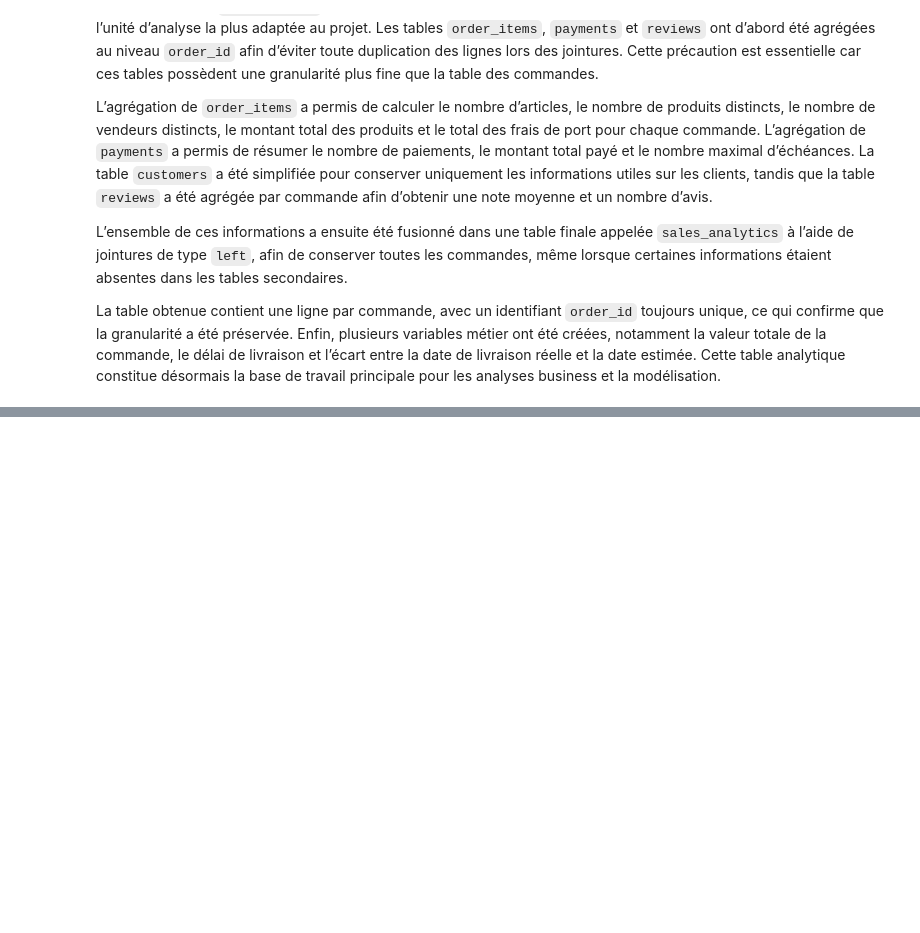
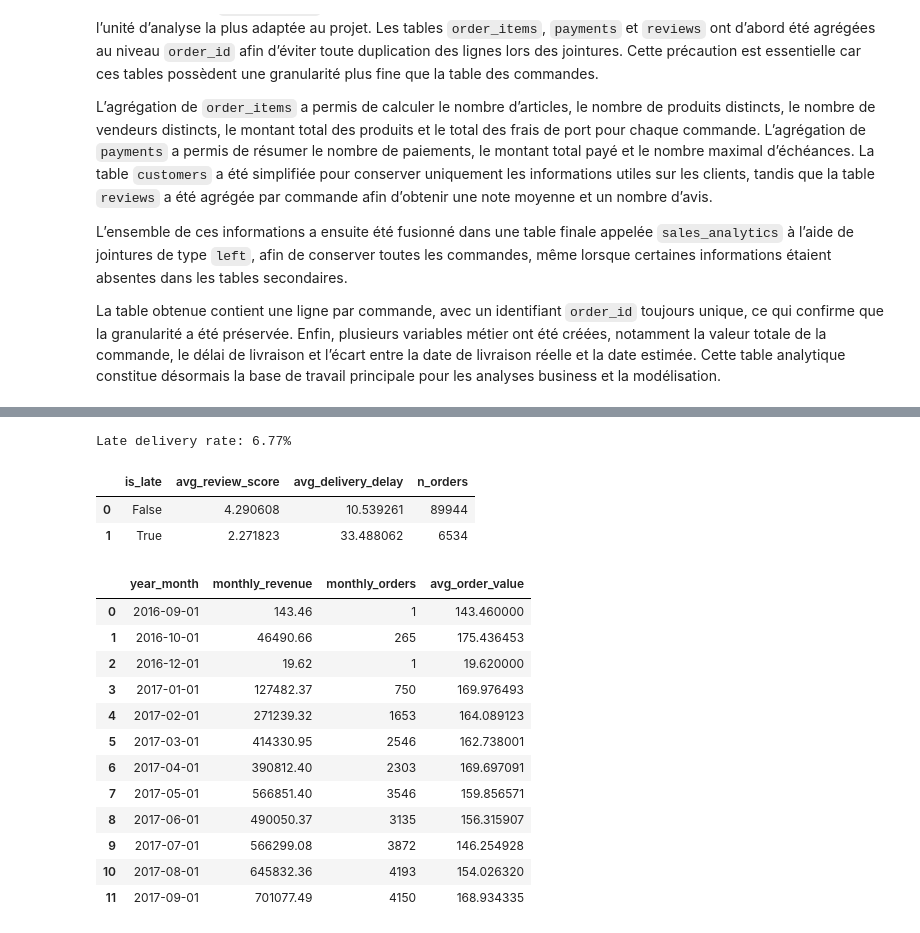
Before and after one commit to paulbelleguic/ecommerce-sales-analytics, a Jupyter notebook: notebooks/01_data_audit.ipynb, the cells around one changed output, grey strips where cells are left out. Saved outputs shown, nothing was run; the diff lists cells and outputs as text; code cells hidden in the pictures; blank space fills up the shorter version.

```diff
--- a/notebooks/01_data_audit.ipynb
+++ b/notebooks/01_data_audit.ipynb
@@ -470,0 +525,7 @@ La table obtenue contient une ligne par commande, avec un identifiant `order_id`
+# %%
+monthly_sales["year_month"] = pd.to_datetime(
+    monthly_sales["purchase_year"].astype(str) + "-" +
+    monthly_sales["purchase_month"].astype(str) + "-01"
+)
+
+monthly_sales[["year_month", "monthly_revenue", "monthly_orders"]].head()
@@ -470,0 +605,46 @@ La table obtenue contient une ligne par commande, avec un identifiant `order_id`
+# %%
+late_delivery_rate = (
+    (delivered_sales["estimated_vs_actual_diff_days"] > 0).mean() * 100
+)
+
+print(f"Late delivery rate: {late_delivery_rate:.2f}%")
+# %% [output]
+Late delivery rate: 6.77%
+# %%
+delivered_sales["is_late"] = delivered_sales["estimated_vs_actual_diff_days"] > 0
+
+review_by_late_status = (
+    delivered_sales
+    .groupby("is_late", as_index=False)
+    .agg(
+        avg_review_score=("review_score_mean", "mean"),
+        avg_delivery_delay=("delivery_delay_days", "mean"),
+        n_orders=("order_id", "count"),
+    )
+)
+
+review_by_late_status
+# %% [output]
+|  | is_late | avg_review_score | avg_delivery_delay | n_orders |
+| 0 | False | 4.290608 | 10.539261 | 89944 |
+| 1 | True | 2.271823 | 33.488062 | 6534 |
+# %%
+monthly_sales["avg_order_value"] = (
+    monthly_sales["monthly_revenue"] / monthly_sales["monthly_orders"]
+)
+
+monthly_sales[["year_month", "monthly_revenue", "monthly_orders", "avg_order_value"]].head(12)
+# %% [output]
+|  | year_month | monthly_revenue | monthly_orders | avg_order_value |
+| 0 | 2016-09-01 | 143.46 | 1 | 143.460000 |
+| 1 | 2016-10-01 | 46490.66 | 265 | 175.436453 |
+| 2 | 2016-12-01 | 19.62 | 1 | 19.620000 |
+| 3 | 2017-01-01 | 127482.37 | 750 | 169.976493 |
+| 4 | 2017-02-01 | 271239.32 | 1653 | 164.089123 |
+| 5 | 2017-03-01 | 414330.95 | 2546 | 162.738001 |
+| 6 | 2017-04-01 | 390812.40 | 2303 | 169.697091 |
+| 7 | 2017-05-01 | 566851.40 | 3546 | 159.856571 |
+| 8 | 2017-06-01 | 490050.37 | 3135 | 156.315907 |
+| 9 | 2017-07-01 | 566299.08 | 3872 | 146.254928 |
+| 10 | 2017-08-01 | 645832.36 | 4193 | 154.026320 |
+| 11 | 2017-09-01 | 701077.49 | 4150 | 168.934335 |
```
Also changed, not shown: parts of 9 cells of this notebook, 1 other file.
